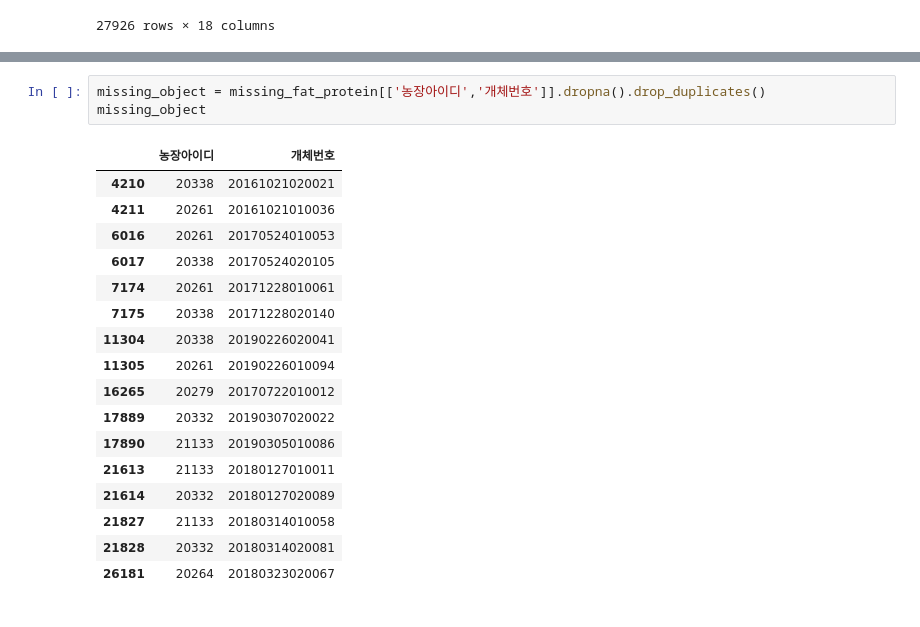
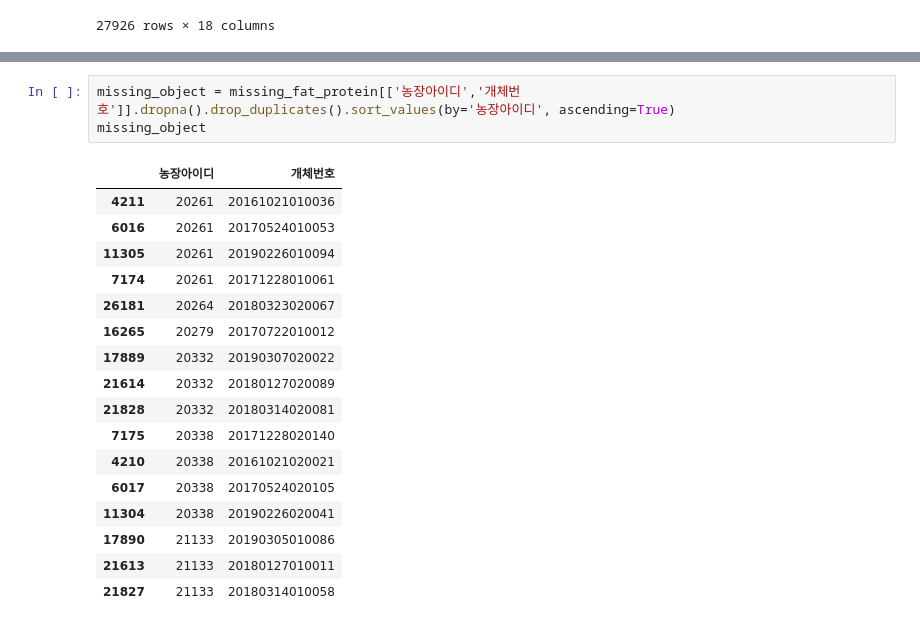
Before and after one commit to jiwon512/practical_project, a Jupyter notebook: jungjae/pr1.ipynb, the cells around one changed output, grey strips where cells are left out. Cells and saved outputs as stored; diff of their text form.

```diff
--- a/jungjae/pr1.ipynb
+++ b/jungjae/pr1.ipynb
@@ -64,23 +64,23 @@ missing_fat_protein.head()
 | 4213 | 20338 | 20161021020021 | D00 | agrirobotech | 2021-09-08 16:11 | 1 | 2021-09-08 16:11 | 2021-09-08 16:15 | 2 | 6.6 | NaN | ... |
 | 4216 | 20261 | 20161021010036 | D00 | agrirobotech | 2021-09-10 2:30 | 1 | 2021-09-10 2:30 | 2021-09-10 2:35 | 1 | 6.6 | NaN | ... |
 # %%
-missing_object = missing_fat_protein[['농장아이디','개체번호']].dropna().drop_duplicates()
+missing_object = missing_fat_protein[['농장아이디','개체번호']].dropna().drop_duplicates().sort_values(by='농장아이디', ascending=True)
 missing_object
 # %% [output]
 |  | 농장아이디 | 개체번호 |
-| 4210 | 20338 | 20161021020021 |
 | 4211 | 20261 | 20161021010036 |
 | 6016 | 20261 | 20170524010053 |
-| 6017 | 20338 | 20170524020105 |
+| 11305 | 20261 | 20190226010094 |
 | 7174 | 20261 | 20171228010061 |
-| 7175 | 20338 | 20171228020140 |
-| 11304 | 20338 | 20190226020041 |
-| 11305 | 20261 | 20190226010094 |
+| 26181 | 20264 | 20180323020067 |
 | 16265 | 20279 | 20170722010012 |
 | 17889 | 20332 | 20190307020022 |
+| 21614 | 20332 | 20180127020089 |
+| 21828 | 20332 | 20180314020081 |
+| 7175 | 20338 | 20171228020140 |
+| 4210 | 20338 | 20161021020021 |
+| 6017 | 20338 | 20170524020105 |
+| 11304 | 20338 | 20190226020041 |
 | 17890 | 21133 | 20190305010086 |
 | 21613 | 21133 | 20180127010011 |
-| 21614 | 20332 | 20180127020089 |
 | 21827 | 21133 | 20180314010058 |
-| 21828 | 20332 | 20180314020081 |
-| 26181 | 20264 | 20180323020067 |
```
Also changed, not shown: parts of 6 cells of this notebook.
